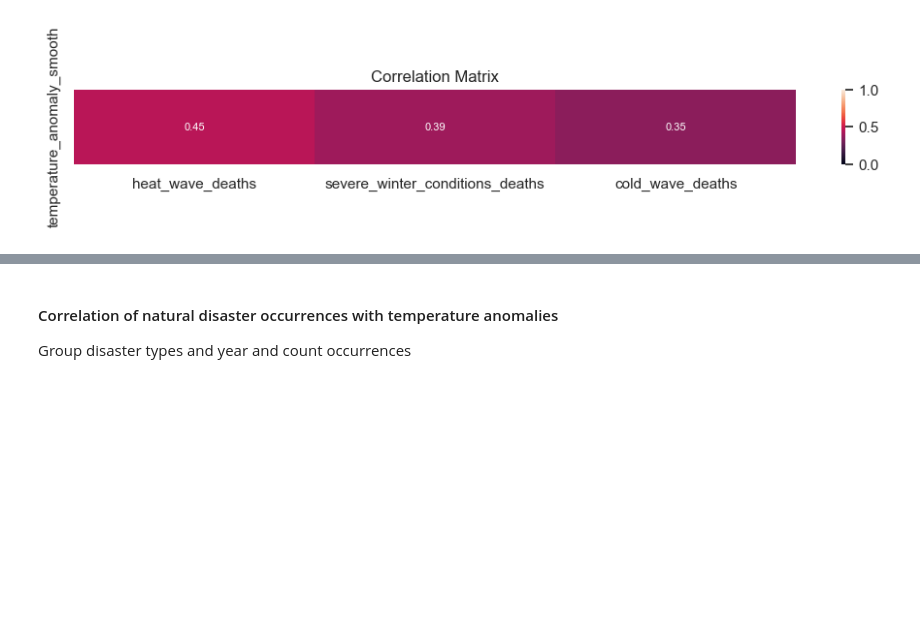
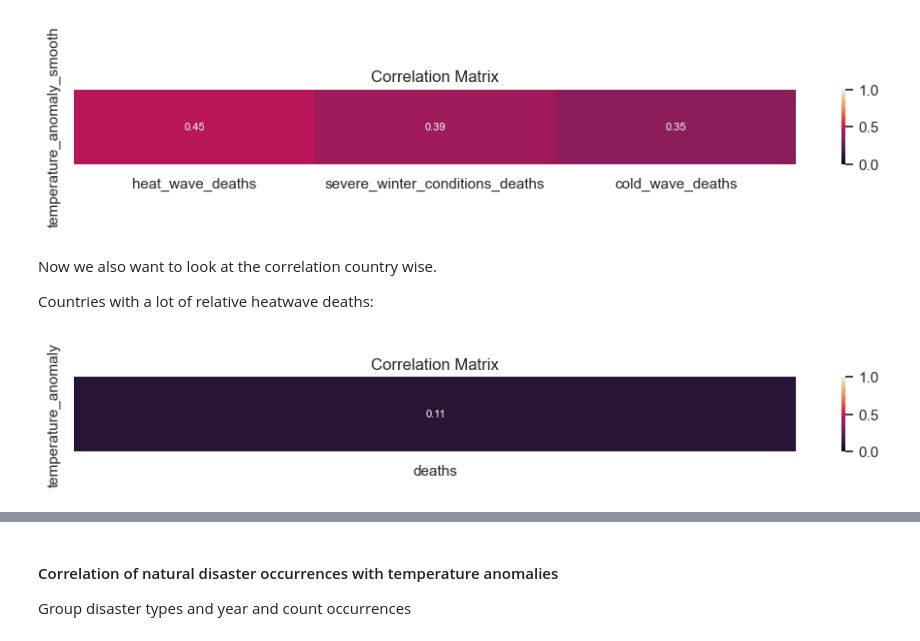
Before and after one commit to lukiwieser/natural-disasters-and-climate-change, a Jupyter notebook: temp-analysis.ipynb, the cells around one changed output, grey strips where cells are left out. Cells and saved outputs as stored; diff of their text form; code cells hidden in the pictures; blank space fills up the shorter version.

```diff
--- a/temp-analysis.ipynb
+++ b/temp-analysis.ipynb
@@ -324,3 +324,19 @@ Plot correlation with smoothed temperature anomalies
 plotTempDisCorrelation(dis_type_extreme_temp_wide.drop('temperature_anomaly', axis=1), 'temperature_anomaly_smooth')
 # %% [output]
 [figure]
+# %% [markdown]
+Now we also want to look at the correlation country wise.
+
+Countries with a lot of relative heatwave deaths:
+# %%
+def returnDisSubtypeTempCountry(country_code, subtype):
+    dis_interesting_countries = dis_all[(dis_all['country_code']==country_code) & (dis_all['subtype']==subtype)]
+    dis_country_yearly_heat_deaths = dis_interesting_countries[['year', 'subtype', 'deaths']].groupby(['year', 'subtype']).agg('sum').reset_index()
+    dis_country_yearly_heat_deaths['deaths'] = dis_country_yearly_heat_deaths.deaths.astype('int32')
+    dis_country_yearly_heat_deaths = temp_country[temp_country['country_code']==country_code].merge(dis_country_yearly_heat_deaths)
+    dis_country_yearly_heat_deaths.fillna(0)
+    return dis_country_yearly_heat_deaths[['year', 'temperature_anomaly', 'temperature_anomaly_smooth', 'deaths']]
+# %%
+plotTempDisCorrelation(returnDisSubtypeTempCountry('FRA', 'Heat wave').drop('temperature_anomaly_smooth', axis=1), 'temperature_anomaly')
+# %% [output]
+[figure, added]
```
Also changed, not shown: parts of 3 cells of this notebook.
